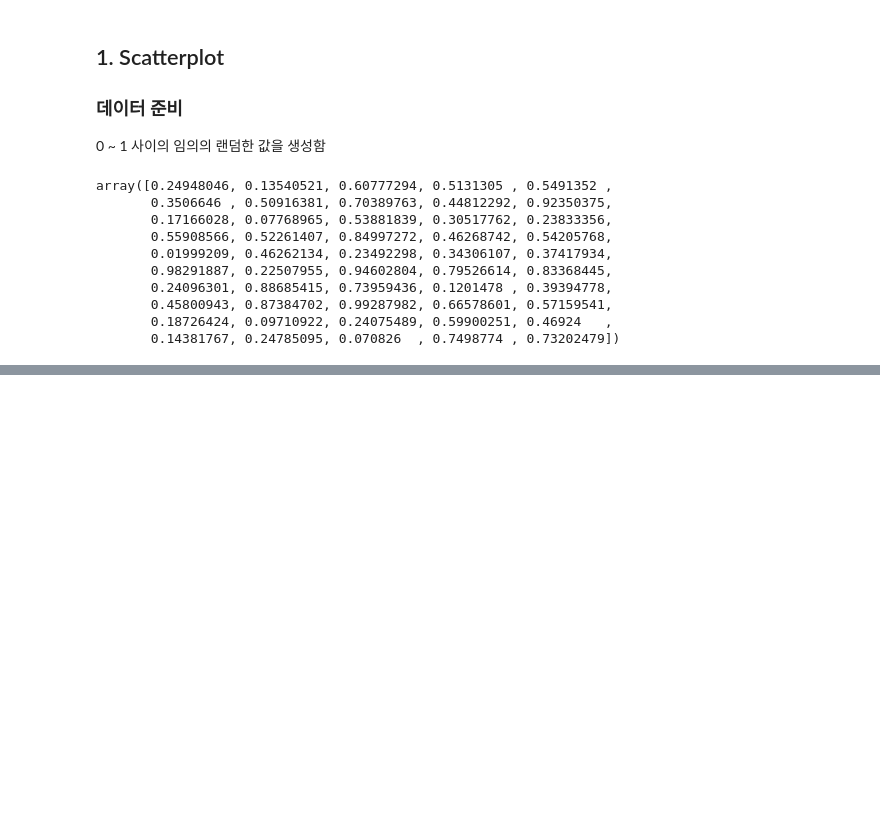
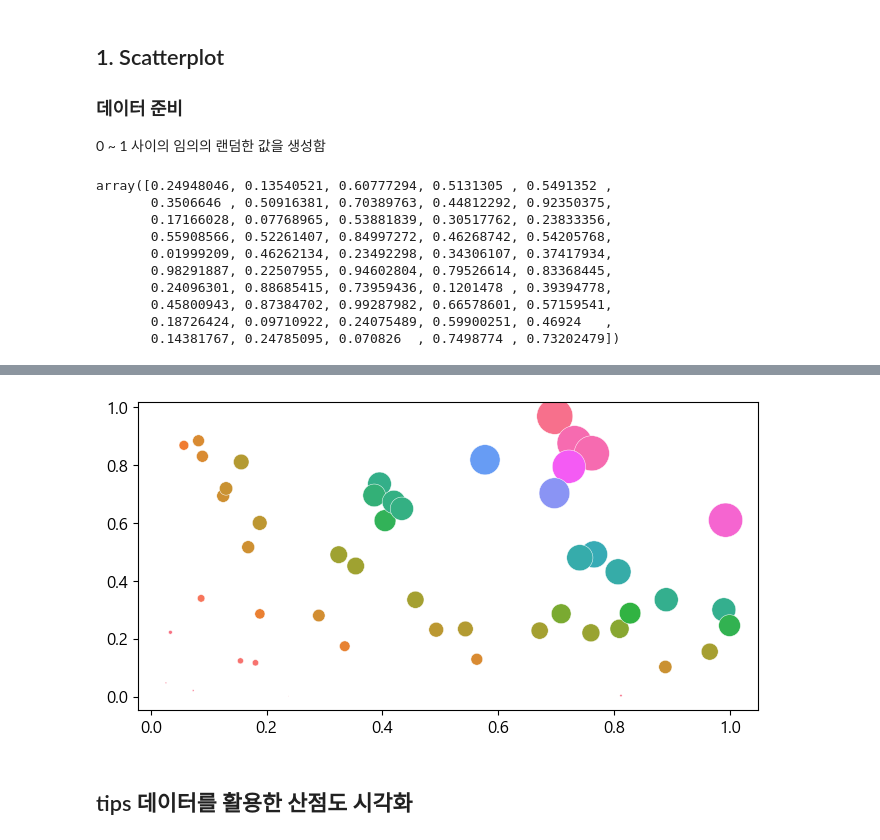
Before and after one commit to leenapark/data_analysis, a Jupyter notebook: visualization_ex/2-1[실습].ipynb, the cells around one changed output, grey strips where cells are left out. Cells and saved outputs as stored; diff of their text form; code cells hidden in the pictures; blank space fills up the shorter version.

```diff
--- a/visualization_ex/2-1[실습].ipynb
+++ b/visualization_ex/2-1[실습].ipynb
@@ -467,0 +498,12 @@ array([0.24948046, 0.13540521, 0.60777294, 0.5131305 , 0.5491352 ,
+# %%
+x = np.random.rand(50) # rand(n)에서 x와 y 값이 같아야 함
+y = np.random.rand(50)
+colors = np.arange(50)
+area = x * y * 1000
+
+sns.scatterplot(x=x, y=y, size=area, sizes=(area.min(), area.max()), hue=area, palette='husl', legend=False)
+plt.show()
+# %% [output]
+[figure, added]
+# %% [markdown]
+## tips 데이터를 활용한 산점도 시각화
```
Also changed, not shown: parts of 113 cells of this notebook, 8 other files.
